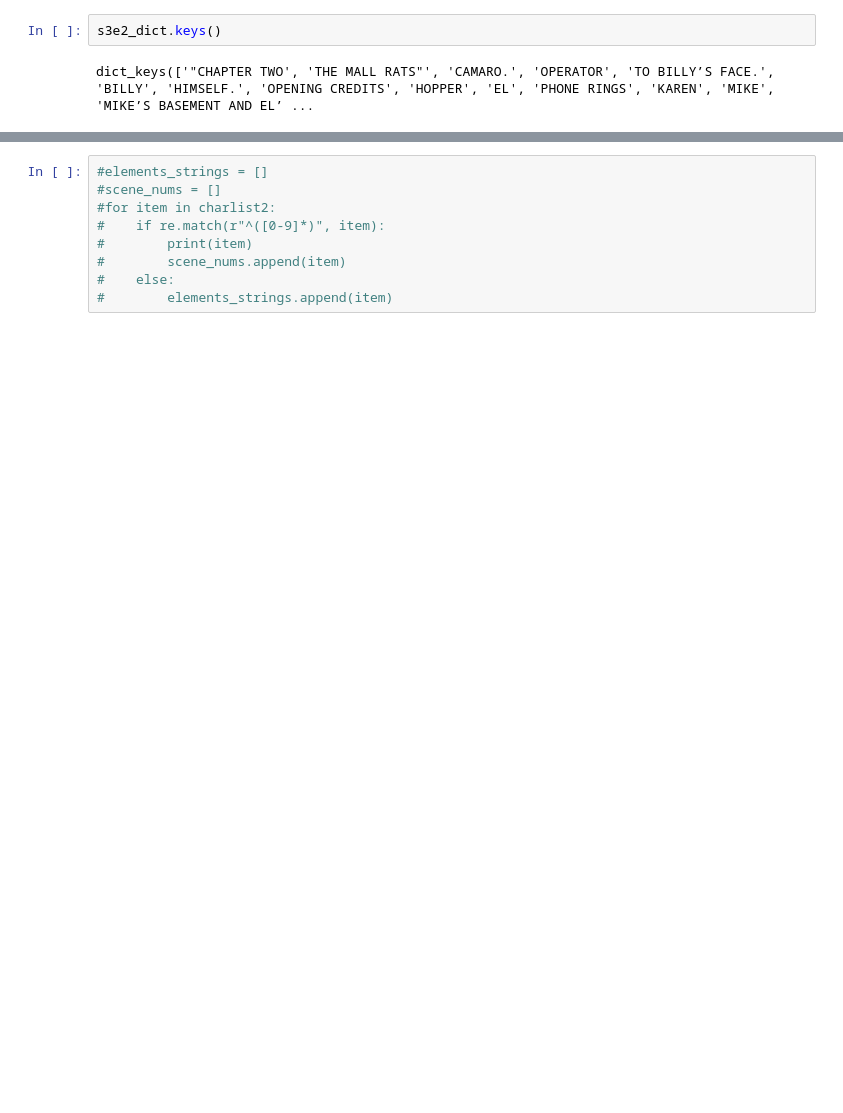
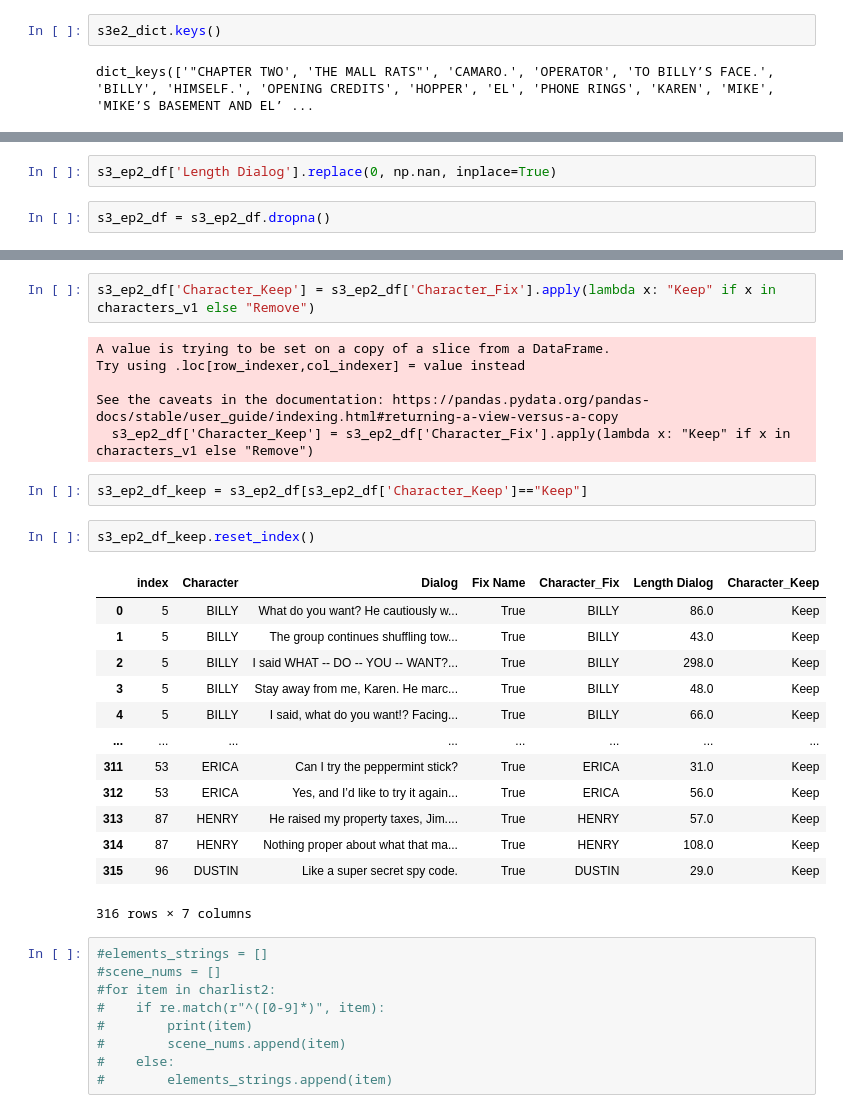
Before and after one commit to limesarelife/Milestone2, a Jupyter notebook: ReadScripts/Milestone2_stranger_things_s3e2.ipynb, the cells around one changed output, grey strips where cells are left out. Drawn from its saved outputs; the diff is of its cells as text; blank space fills up the shorter version.

```diff
--- a/ReadScripts/Milestone2_stranger_things_s3e2.ipynb
+++ b/ReadScripts/Milestone2_stranger_things_s3e2.ipynb
@@ -193,0 +320,4 @@ dict_keys(['"CHAPTER TWO', 'THE MALL RATS"', 'CAMARO.', 'OPERATOR', 'TO BILLY’
+# %%
+s3_ep2_df['Length Dialog'].replace(0, np.nan, inplace=True)
+# %%
+s3_ep2_df = s3_ep2_df.dropna()
@@ -194,3 +340,29 @@ dict_keys(['"CHAPTER TWO', 'THE MALL RATS"', 'CAMARO.', 'OPERATOR', 'TO BILLY’
+# %%
+s3_ep2_df['Character_Keep'] = s3_ep2_df['Character_Fix'].apply(lambda x: "Keep" if x in characters_v1 else "Remove")
+# %% [output]
+A value is trying to be set on a copy of a slice from a DataFrame.
+Try using .loc[row_indexer,col_indexer] = value instead
+
+See the caveats in the documentation: https://pandas.pydata.org/pandas-docs/stable/user_guide/indexing.html#returning-a-view-versus-a-copy
+  s3_ep2_df['Character_Keep'] = s3_ep2_df['Character_Fix'].apply(lambda x: "Keep" if x in characters_v1 else "Remove")
+# %%
+s3_ep2_df_keep = s3_ep2_df[s3_ep2_df['Character_Keep']=="Keep"]
+# %%
+s3_ep2_df_keep.reset_index()
+# %% [output]
+|  | index | Character | Dialog | Fix Name | Character_Fix | Length Dialog | Character_Keep |
+| 0 | 5 | BILLY | What do you want? He cautiously w... | True | BILLY | 86.0 | Keep |
+| 1 | 5 | BILLY | The group continues shuffling tow... | True | BILLY | 43.0 | Keep |
+| 2 | 5 | BILLY | I said WHAT -- DO -- YOU -- WANT?... | True | BILLY | 298.0 | Keep |
+| 3 | 5 | BILLY | Stay away from me, Karen. He marc... | True | BILLY | 48.0 | Keep |
+| 4 | 5 | BILLY | I said, what do you want!? Facing... | True | BILLY | 66.0 | Keep |
+| ... | ... | ... | ... | ... | ... | ... | ... |
+| 311 | 53 | ERICA | Can I try the peppermint stick? | True | ERICA | 31.0 | Keep |
+| 312 | 53 | ERICA | Yes, and I’d like to try it again... | True | ERICA | 56.0 | Keep |
+| 313 | 87 | HENRY | He raised my property taxes, Jim.... | True | HENRY | 57.0 | Keep |
+| 314 | 87 | HENRY | Nothing proper about what that ma... | True | HENRY | 108.0 | Keep |
+| 315 | 96 | DUSTIN | Like a super secret spy code. | True | DUSTIN | 29.0 | Keep |
+316 rows × 7 columns
 # %%
 #elements_strings = []
 #scene_nums = []
```
Also changed, not shown: parts of 21 cells of this notebook, 14 other files.
